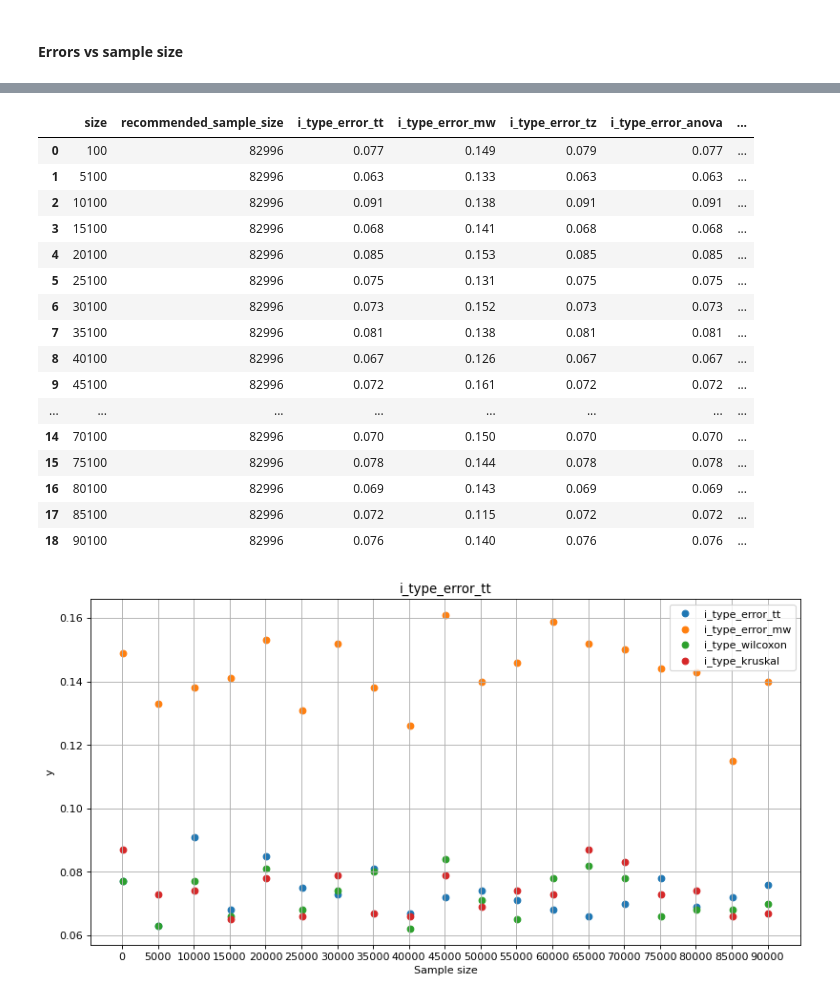
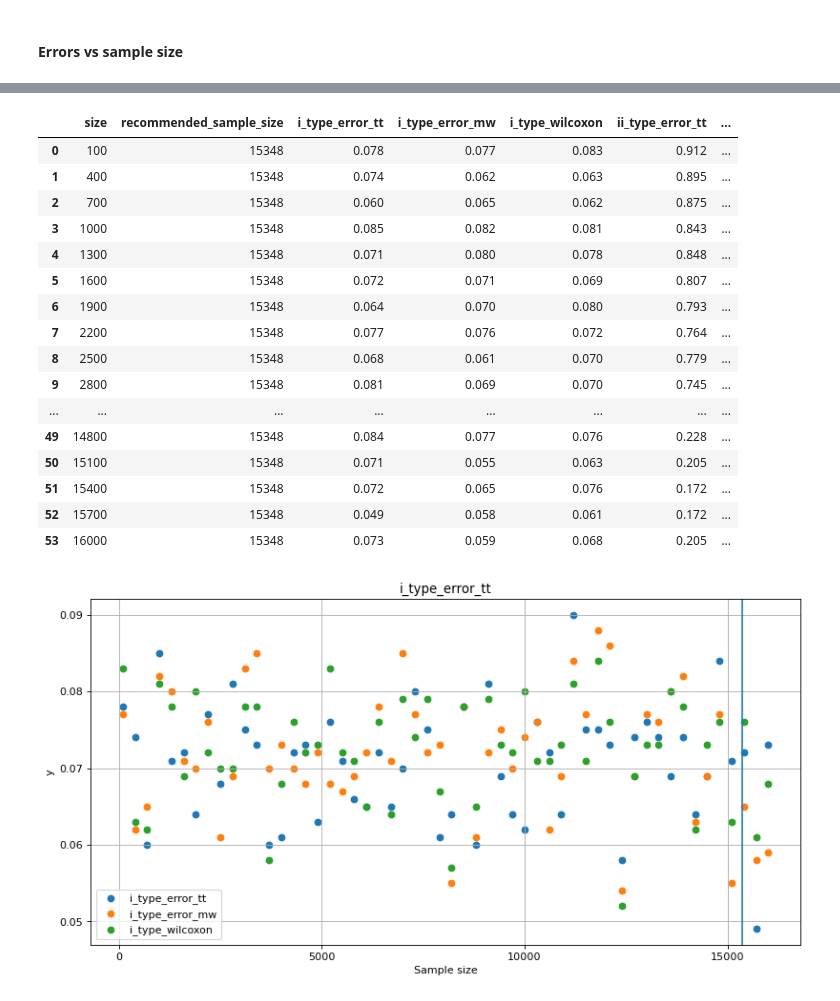
Before and after one commit to Fimochka/AB_benchmarks, a Jupyter notebook: Research2_stattests_benchmark/sandbox.ipynb, the cells around one changed output, grey strips where cells are left out. Drawn from its saved outputs; the diff is of its cells as text; code cells hidden in the pictures.

```diff
--- a/Research2_stattests_benchmark/sandbox.ipynb
+++ b/Research2_stattests_benchmark/sandbox.ipynb
@@ -30,7 +30,7 @@ class LogNormalGenerator():
                                    sigma=self.std,
                                    size=size)*1000
 # %%
-mu, sd = 1.1, 1.1
+mu, sd = 0.6, 0.6
 generator = LogNormalGenerator(mean=mu,
                                std=sd)
 retro_data = generator.get_sample(size=300000)
@@ -66,14 +66,10 @@ def check_stat_errors(size,
     #define some useful functions
 
     def calc_all_criterias(x, y):
-        tt_pval = ttest_ind(a=x, b=y, equal_var=True)[1]
-        mw_pval = mannwhitneyu(x=x, y=y).pvalue
-        zt_pval = stests.ztest(x1=x, x2=y)[1]
-        anova_pval = f_oneway(x, y)[1]
-        wilcoxon_pval = wilcoxon(x, y)[1]
-        kruskal_pval = kruskal(x, y)[1]
-        return [tt_pval, mw_pval, zt_pval, anova_pval,
-                wilcoxon_pval, kruskal_pval]
+        tt_pval = ttest_ind(a=x, b=y, equal_var=True, alternative='two-sided')[1]
+        mw_pval = mannwhitneyu(x=x, y=y, alternative='two-sided').pvalue
+        wilcoxon_pval = wilcoxon(x, y, alternative='two-sided')[1]
+        return [tt_pval, mw_pval, wilcoxon_pval]
 
     stat_calc = lambda x: np.array([np.array(calc_all_criterias(i[0], i[1])) for i in x])
     p_values = stat_calc(experiment_data)
@@ -94,11 +90,11 @@ start = 100
 if sample_size < 2000:
     step = 200
 elif sample_size >= 2000 and sample_size< 10000:
-    step = 500
+    step = 200
 elif sample_size >= 10000 and sample_size< 30000:
-    step = 1000
+    step = 300
 else:
-    step=5000
+    step=1000
 num=int(sample_size/step)+3
 
 sizes=np.arange(0,num)*step+start
@@ -106,12 +102,12 @@ error_per_sample_size = []
 
 for size in sizes:
     print(size)
-    i_type_error_tt, i_type_error_mw, i_type_error_tz, i_type_error_anova, i_type_wilcoxon, i_type_kruskal, \
-    ii_type_error_tt, ii_type_error_mw, ii_type_error_tz, ii_type_error_anova, ii_type_wilcoxon, ii_type_kruskal = check_stat_errors(size=size,
+    i_type_error_tt, i_type_error_mw, i_type_wilcoxon, \
+    ii_type_error_tt, ii_type_error_mw, ii_type_wilcoxon = check_stat_errors(size=size,
                                                                                              n_experiments=n_experiments,
                                                                                              MDE=MDE)
     error_per_sample_size.append([size, sample_size, i_type_error_tt, i_type_error_mw, \
-                                  i_type_error_tz, i_type_error_anova, i_type_wilcoxon, i_type_kruskal, \
-        ii_type_error_tt, ii_type_error_mw, ii_type_error_tz, ii_type_error_anova, ii_type_wilcoxon, ii_type_kruskal])
+                                  i_type_wilcoxon, \
+        ii_type_error_tt, ii_type_error_mw, ii_type_wilcoxon])
 # %% [output]
 100
@@ -136,48 +130,46 @@ for size in sizes:
 # %%
 res = pd.DataFrame(error_per_sample_size, columns = ['size', 'recommended_sample_size', 'i_type_error_tt', 'i_type_error_mw', \
-                                  'i_type_error_tz', 'i_type_error_anova', 'i_type_wilcoxon', 'i_type_kruskal', \
-                                    'ii_type_error_tt', 'ii_type_error_mw', 'ii_type_error_tz', \
-                                                     'ii_type_error_anova', 'ii_type_wilcoxon', 'ii_type_kruskal'] )
+                                  'i_type_wilcoxon', \
+                                    'ii_type_error_tt', 'ii_type_error_mw', \
+                                                     'ii_type_wilcoxon'] )
 res
 # %% [output]
-|  | size | recommended_sample_size | i_type_error_tt | i_type_error_mw | i_type_error_tz | i_type_error_anova | ... |
-| 0 | 100 | 82996 | 0.077 | 0.149 | 0.079 | 0.077 | ... |
-| 1 | 5100 | 82996 | 0.063 | 0.133 | 0.063 | 0.063 | ... |
-| 2 | 10100 | 82996 | 0.091 | 0.138 | 0.091 | 0.091 | ... |
-| 3 | 15100 | 82996 | 0.068 | 0.141 | 0.068 | 0.068 | ... |
-| 4 | 20100 | 82996 | 0.085 | 0.153 | 0.085 | 0.085 | ... |
-| 5 | 25100 | 82996 | 0.075 | 0.131 | 0.075 | 0.075 | ... |
-| 6 | 30100 | 82996 | 0.073 | 0.152 | 0.073 | 0.073 | ... |
-| 7 | 35100 | 82996 | 0.081 | 0.138 | 0.081 | 0.081 | ... |
-| 8 | 40100 | 82996 | 0.067 | 0.126 | 0.067 | 0.067 | ... |
-| 9 | 45100 | 82996 | 0.072 | 0.161 | 0.072 | 0.072 | ... |
+|  | size | recommended_sample_size | i_type_error_tt | i_type_error_mw | i_type_wilcoxon | ii_type_error_tt | ... |
+| 0 | 100 | 15348 | 0.078 | 0.077 | 0.083 | 0.912 | ... |
+| 1 | 400 | 15348 | 0.074 | 0.062 | 0.063 | 0.895 | ... |
+| 2 | 700 | 15348 | 0.060 | 0.065 | 0.062 | 0.875 | ... |
+| 3 | 1000 | 15348 | 0.085 | 0.082 | 0.081 | 0.843 | ... |
+| 4 | 1300 | 15348 | 0.071 | 0.080 | 0.078 | 0.848 | ... |
+| 5 | 1600 | 15348 | 0.072 | 0.071 | 0.069 | 0.807 | ... |
+| 6 | 1900 | 15348 | 0.064 | 0.070 | 0.080 | 0.793 | ... |
+| 7 | 2200 | 15348 | 0.077 | 0.076 | 0.072 | 0.764 | ... |
+| 8 | 2500 | 15348 | 0.068 | 0.061 | 0.070 | 0.779 | ... |
+| 9 | 2800 | 15348 | 0.081 | 0.069 | 0.070 | 0.745 | ... |
 | ... | ... | ... | ... | ... | ... | ... | ... |
-| 14 | 70100 | 82996 | 0.070 | 0.150 | 0.070 | 0.070 | ... |
-| 15 | 75100 | 82996 | 0.078 | 0.144 | 0.078 | 0.078 | ... |
-| 16 | 80100 | 82996 | 0.069 | 0.143 | 0.069 | 0.069 | ... |
-| 17 | 85100 | 82996 | 0.072 | 0.115 | 0.072 | 0.072 | ... |
-| 18 | 90100 | 82996 | 0.076 | 0.140 | 0.076 | 0.076 | ... |
+| 49 | 14800 | 15348 | 0.084 | 0.077 | 0.076 | 0.228 | ... |
+| 50 | 15100 | 15348 | 0.071 | 0.055 | 0.063 | 0.205 | ... |
+| 51 | 15400 | 15348 | 0.072 | 0.065 | 0.076 | 0.172 | ... |
+| 52 | 15700 | 15348 | 0.049 | 0.058 | 0.061 | 0.172 | ... |
+| 53 | 16000 | 15348 | 0.073 | 0.059 | 0.068 | 0.205 | ... |
 # %%
 plt.figure(figsize=(12, 6), dpi=80)
 plt.scatter(x=res['size'],
             y=res['i_type_error_tt'],
             label = "i_type_error_tt")
 plt.scatter(x=res['size'],
             y=res['i_type_error_mw'],
             label = "i_type_error_mw")
 plt.scatter(x=res['size'],
             y=res['i_type_wilcoxon'],
             label = "i_type_wilcoxon")
-plt.scatter(x=res['size'],
-            y=res['i_type_kruskal'],
-            label = "i_type_kruskal")
+plt.axvline(x=sample_size)
 plt.legend()
 plt.title('i_type_error_tt')
 plt.xlabel("Sample size")
 plt.ylabel('y')
 plt.grid()
 plt.xticks(np.arange(0, res['size'].max(), step=5000))
 
 plt.show()
 # %% [output]
-[figure, old version]
+[figure, new version]
```
Also changed, not shown: parts of 3 cells of this notebook.
